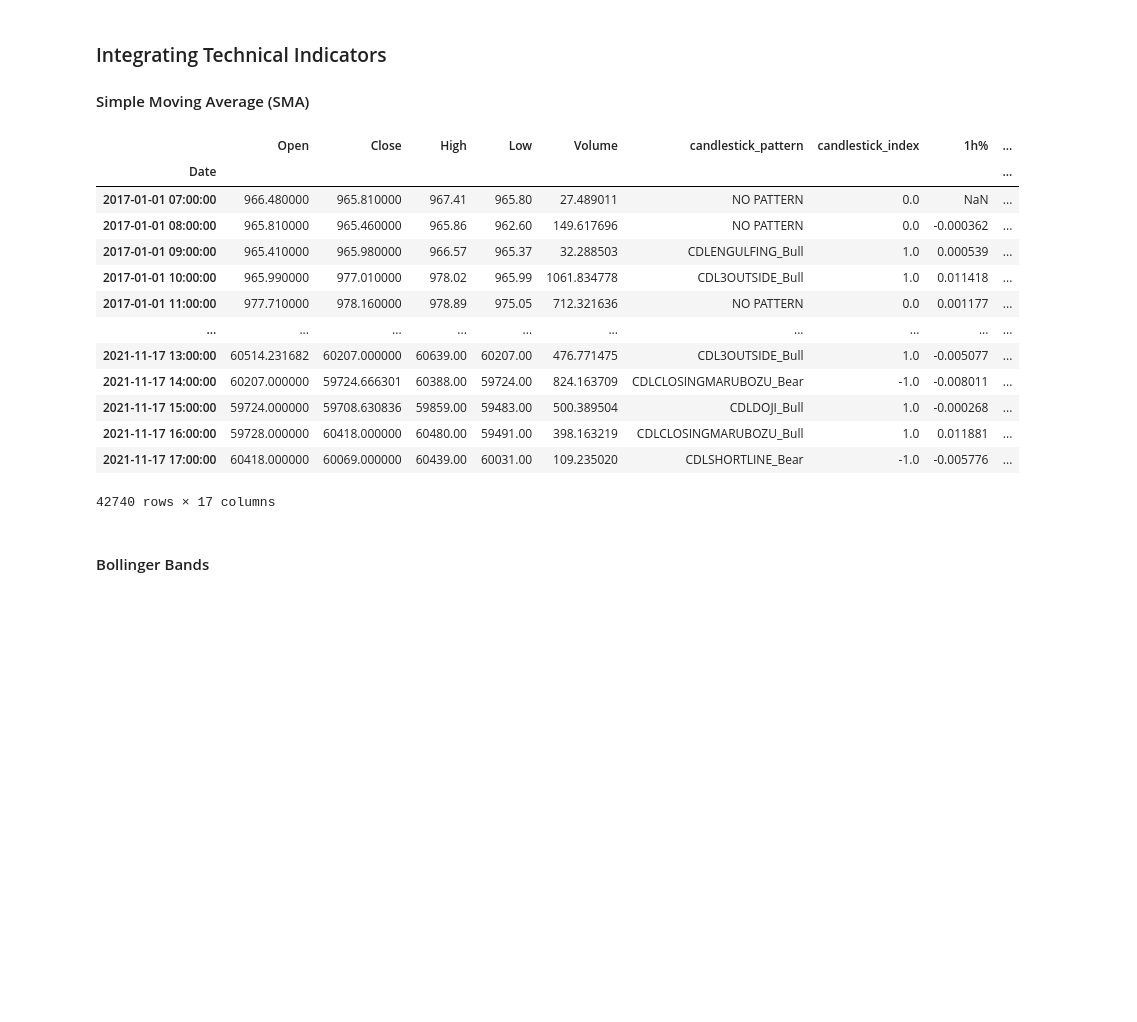
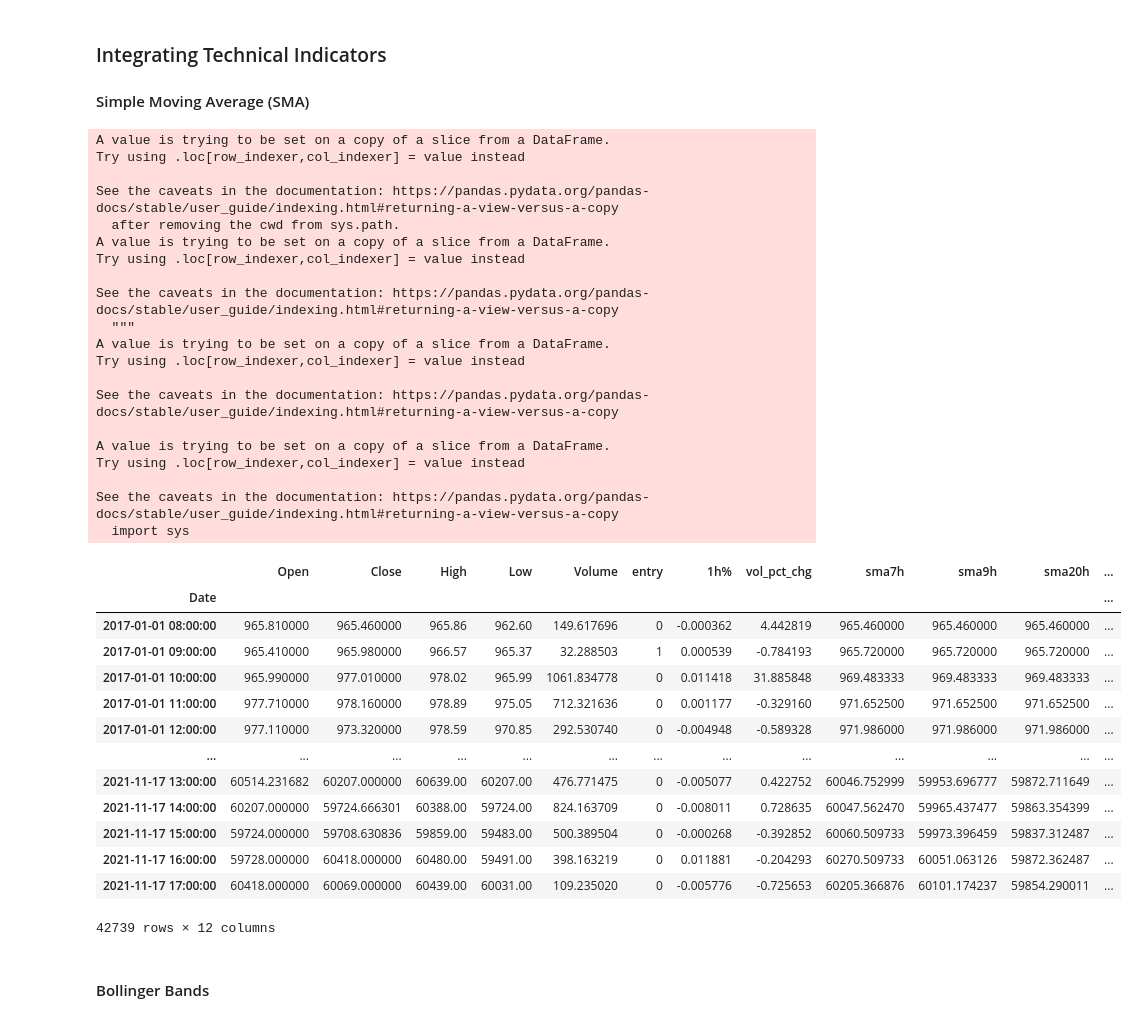
Before and after one commit to webclinic017/The_Crypto_Caller, a Jupyter notebook: workflow/june_workflow/MLModel/CandleStickPattern_TALib_v1.ipynb, the cells around one changed output. Drawn from its saved outputs; the diff is of its cells as text; code cells hidden in the pictures; blank space fills up the shorter version.

```diff
--- a/workflow/june_workflow/MLModel/CandleStickPattern_TALib_v1.ipynb
+++ b/workflow/june_workflow/MLModel/CandleStickPattern_TALib_v1.ipynb
@@ -39,12 +39,12 @@ cl = df['Close'].astype(float)
 
 
 candle_names = talib.get_function_groups()['Pattern Recognition']
-
+engulfing_candle = talib.CDLENGULFING(op, hi, lo, cl)
 # create columns for each candle
-for candle in candle_names:
+for candle in engulfing_candle:
     # below is same as;
     # df["CDL3LINESTRIKE"] = talib.CDL3LINESTRIKE(op, hi, lo, cl)
-    df[candle] = getattr(talib, candle)(op, hi, lo, cl)
+    df[candle] = engulfing_candle #getattr(talib, candle)(op, hi, lo, cl)
 
 df.head()
 # %% [output]
@@ -58,0 +58,3 @@ df.head()
+# %%
+df['entry'] = np.where(df[0]>0,1,0)
+df.head()
@@ -58,0 +79,3 @@ df.head()
+# %%
+df = df[['Open', 'Close', 'High', 'Low', 'Volume', 'entry']]
+df.head()
@@ -58,0 +90,5 @@ df.head()
+# %%
+df['1h%'] = df['Close'].pct_change()
+df['vol_pct_chg'] = df['Volume'].pct_change()
+df = df.dropna()
+df
@@ -101,29 +146,49 @@ df
 # %%
 from ta.trend import SMAIndicator
 
 # Add Simple Moving Average (SMA) indicators
-df["sma3h"] = SMAIndicator(close=df["Close"], window=3, fillna=True).sma_indicator()
-df["sma24h"] = SMAIndicator(close=df["Close"], window=24, fillna=True).sma_indicator()
-df["sma7d"] = SMAIndicator(close=df["Close"], window=168, fillna=True).sma_indicator()
-df["sma14d"] = SMAIndicator(close=df["Close"], window=336, fillna=True).sma_indicator()
+df["sma7h"] = SMAIndicator(close=df["Close"], window=7, fillna=True).sma_indicator()
+df["sma9h"] = SMAIndicator(close=df["Close"], window=9, fillna=True).sma_indicator()
+df["sma20h"] = SMAIndicator(close=df["Close"], window=20, fillna=True).sma_indicator()
+df["sma200d"] = SMAIndicator(close=df["Close"], window=4800, fillna=True).sma_indicator()
 
 # Review the DataFrame
 df
 # %% [output]
+A value is trying to be set on a copy of a slice from a DataFrame.
+Try using .loc[row_indexer,col_indexer] = value instead
+
+See the caveats in the documentation: https://pandas.pydata.org/pandas-docs/stable/user_guide/indexing.html#returning-a-view-versus-a-copy
+  after removing the cwd from sys.path.
+A value is trying to be set on a copy of a slice from a DataFrame.
+Try using .loc[row_indexer,col_indexer] = value instead
+
+See the caveats in the documentation: https://pandas.pydata.org/pandas-docs/stable/user_guide/indexing.html#returning-a-view-versus-a-copy
+  """
+A value is trying to be set on a copy of a slice from a DataFrame.
+Try using .loc[row_indexer,col_indexer] = value instead
+
+See the caveats in the documentation: https://pandas.pydata.org/pandas-docs/stable/user_guide/indexing.html#returning-a-view-versus-a-copy
+
+A value is trying to be set on a copy of a slice from a DataFrame.
+Try using .loc[row_indexer,col_indexer] = value instead
+
+See the caveats in the documentation: https://pandas.pydata.org/pandas-docs/stable/user_guide/indexing.html#returning-a-view-versus-a-copy
+  import sys
-|  | Open | Close | High | Low | Volume | candlestick_pattern | candlestick_index | 1h% | ... |
-| Date |  |  |  |  |  |  |  |  | ... |
-| 2017-01-01 07:00:00 | 966.480000 | 965.810000 | 967.41 | 965.80 | 27.489011 | NO PATTERN | 0.0 | NaN | ... |
-| 2017-01-01 08:00:00 | 965.810000 | 965.460000 | 965.86 | 962.60 | 149.617696 | NO PATTERN | 0.0 | -0.000362 | ... |
-| 2017-01-01 09:00:00 | 965.410000 | 965.980000 | 966.57 | 965.37 | 32.288503 | CDLENGULFING_Bull | 1.0 | 0.000539 | ... |
-| 2017-01-01 10:00:00 | 965.990000 | 977.010000 | 978.02 | 965.99 | 1061.834778 | CDL3OUTSIDE_Bull | 1.0 | 0.011418 | ... |
-| 2017-01-01 11:00:00 | 977.710000 | 978.160000 | 978.89 | 975.05 | 712.321636 | NO PATTERN | 0.0 | 0.001177 | ... |
-| ... | ... | ... | ... | ... | ... | ... | ... | ... | ... |
-| 2021-11-17 13:00:00 | 60514.231682 | 60207.000000 | 60639.00 | 60207.00 | 476.771475 | CDL3OUTSIDE_Bull | 1.0 | -0.005077 | ... |
-| 2021-11-17 14:00:00 | 60207.000000 | 59724.666301 | 60388.00 | 59724.00 | 824.163709 | CDLCLOSINGMARUBOZU_Bear | -1.0 | -0.008011 | ... |
-| 2021-11-17 15:00:00 | 59724.000000 | 59708.630836 | 59859.00 | 59483.00 | 500.389504 | CDLDOJI_Bull | 1.0 | -0.000268 | ... |
-| 2021-11-17 16:00:00 | 59728.000000 | 60418.000000 | 60480.00 | 59491.00 | 398.163219 | CDLCLOSINGMARUBOZU_Bull | 1.0 | 0.011881 | ... |
-| 2021-11-17 17:00:00 | 60418.000000 | 60069.000000 | 60439.00 | 60031.00 | 109.235020 | CDLSHORTLINE_Bear | -1.0 | -0.005776 | ... |
+|  | Open | Close | High | Low | Volume | entry | 1h% | vol_pct_chg | sma7h | sma9h | sma20h | ... |
+| Date |  |  |  |  |  |  |  |  |  |  |  | ... |
+| 2017-01-01 08:00:00 | 965.810000 | 965.460000 | 965.86 | 962.60 | 149.617696 | 0 | -0.000362 | 4.442819 | 965.460000 | 965.460000 | 965.460000 | ... |
+| 2017-01-01 09:00:00 | 965.410000 | 965.980000 | 966.57 | 965.37 | 32.288503 | 1 | 0.000539 | -0.784193 | 965.720000 | 965.720000 | 965.720000 | ... |
+| 2017-01-01 10:00:00 | 965.990000 | 977.010000 | 978.02 | 965.99 | 1061.834778 | 0 | 0.011418 | 31.885848 | 969.483333 | 969.483333 | 969.483333 | ... |
+| 2017-01-01 11:00:00 | 977.710000 | 978.160000 | 978.89 | 975.05 | 712.321636 | 0 | 0.001177 | -0.329160 | 971.652500 | 971.652500 | 971.652500 | ... |
+| 2017-01-01 12:00:00 | 977.110000 | 973.320000 | 978.59 | 970.85 | 292.530740 | 0 | -0.004948 | -0.589328 | 971.986000 | 971.986000 | 971.986000 | ... |
+| ... | ... | ... | ... | ... | ... | ... | ... | ... | ... | ... | ... | ... |
+| 2021-11-17 13:00:00 | 60514.231682 | 60207.000000 | 60639.00 | 60207.00 | 476.771475 | 0 | -0.005077 | 0.422752 | 60046.752999 | 59953.696777 | 59872.711649 | ... |
+| 2021-11-17 14:00:00 | 60207.000000 | 59724.666301 | 60388.00 | 59724.00 | 824.163709 | 0 | -0.008011 | 0.728635 | 60047.562470 | 59965.437477 | 59863.354399 | ... |
+| 2021-11-17 15:00:00 | 59724.000000 | 59708.630836 | 59859.00 | 59483.00 | 500.389504 | 0 | -0.000268 | -0.392852 | 60060.509733 | 59973.396459 | 59837.312487 | ... |
+| 2021-11-17 16:00:00 | 59728.000000 | 60418.000000 | 60480.00 | 59491.00 | 398.163219 | 0 | 0.011881 | -0.204293 | 60270.509733 | 60051.063126 | 59872.362487 | ... |
+| 2021-11-17 17:00:00 | 60418.000000 | 60069.000000 | 60439.00 | 60031.00 | 109.235020 | 0 | -0.005776 | -0.725653 | 60205.366876 | 60101.174237 | 59854.290011 | ... |
-42740 rows × 17 columns
+42739 rows × 12 columns
 # %% [markdown]
 #### Bollinger Bands
 # %%
```
Also changed, not shown: parts of 9 cells of this notebook, 4 other files.
